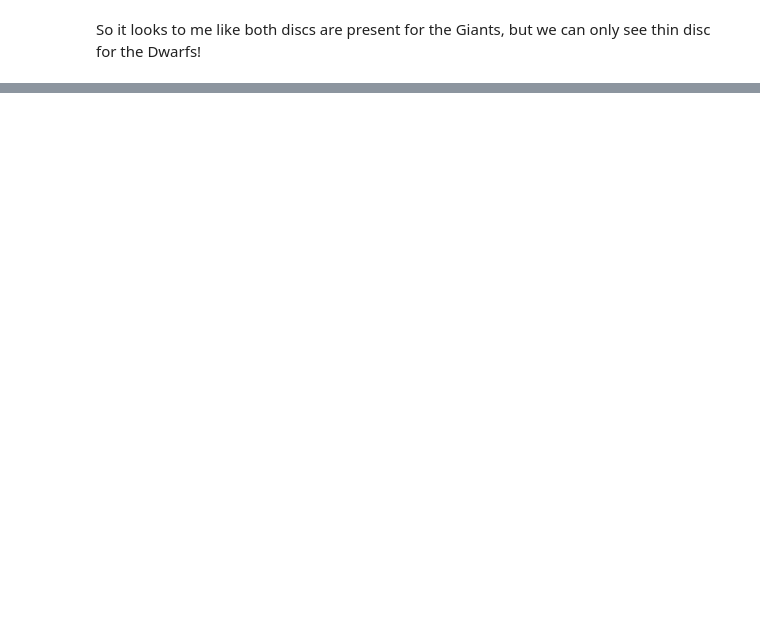
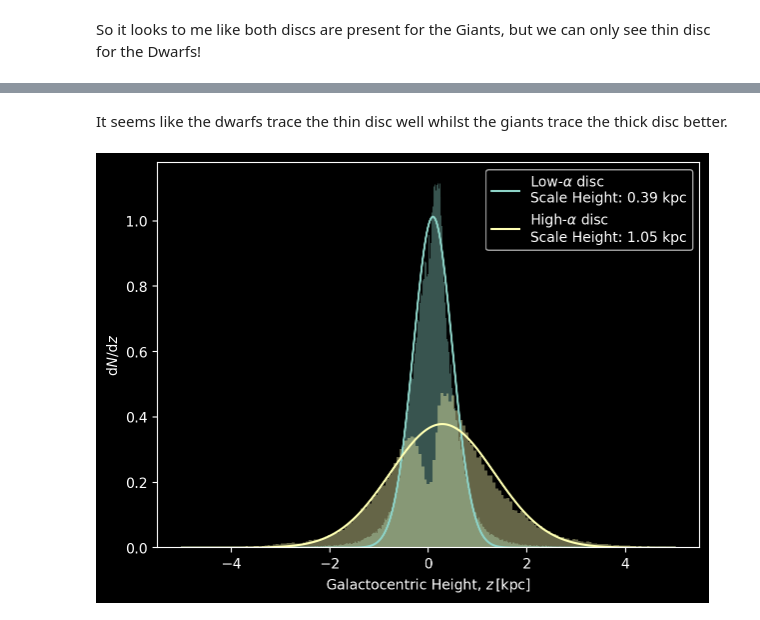
Before and after one commit to TomWagg/thermo_winter21, a Jupyter notebook: 511_galaxies/hw3/chemical_cartography.ipynb, the cells around one changed output, grey strips where cells are left out. Drawn from its saved outputs; the diff is of its cells as text; code cells hidden in the pictures; blank space fills up the shorter version.

```diff
--- a/511_galaxies/hw3/chemical_cartography.ipynb
+++ b/511_galaxies/hw3/chemical_cartography.ipynb
@@ -124,0 +170,26 @@ So it looks to me like both discs are present for the Giants, but we can only se
+# %% [markdown]
+It seems like the dwarfs trace the thin disc well whilst the giants trace the thick disc better.
+# %%
+def gaussian(x, mu, sigma):
+    return norm.pdf(x, loc=mu, scale=sigma)
+
+fig, ax = plt.subplots(figsize=(7, 5))
+
+for mask, colour, label in zip([low_alpha_mask, high_alpha_mask], ["C0", "C1"], [r"Low-$\alpha$ disc", r"High-$\alpha$ disc"]):
+    h, bins = np.histogram(coords.z.to(u.kpc).value[reasonable_z & mask], bins="fd", density=True)
+    bin_centres = (bins[1:] + bins[:-1]) / 2
+    popt, pcov = curve_fit(gaussian, xdata=bin_centres, ydata=h)
+
+    ax.hist(coords.z.to(u.kpc).value[reasonable_z & mask], bins="fd", density=True, color=colour, alpha=0.4, zorder=-1);
+
+    mu, sigma = popt
+    z_range = np.linspace(-5, 5, 10000)
+    ax.plot(z_range, gaussian(z_range, mu, sigma), color=colour, label=label + f"\nScale Height: {sigma:1.2f} kpc")
+
+ax.legend()
+ax.set_xlabel(r"Galactocentric Height, $z \, [\rm kpc]$")
+ax.set_ylabel(r"$\mathrm{d}N / \mathrm{d}z$")
+
+plt.show()
+# %% [output]
+[figure, added]
```
Also changed, not shown: parts of 14 cells of this notebook.
